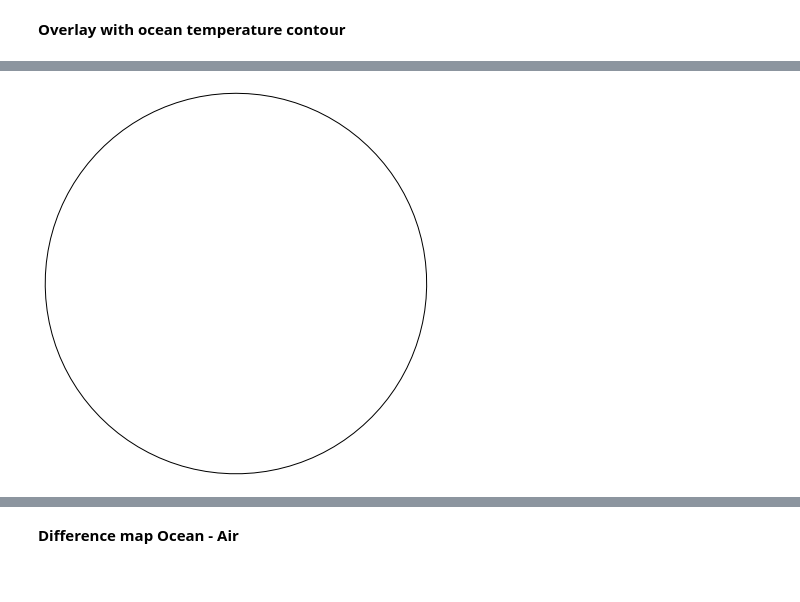
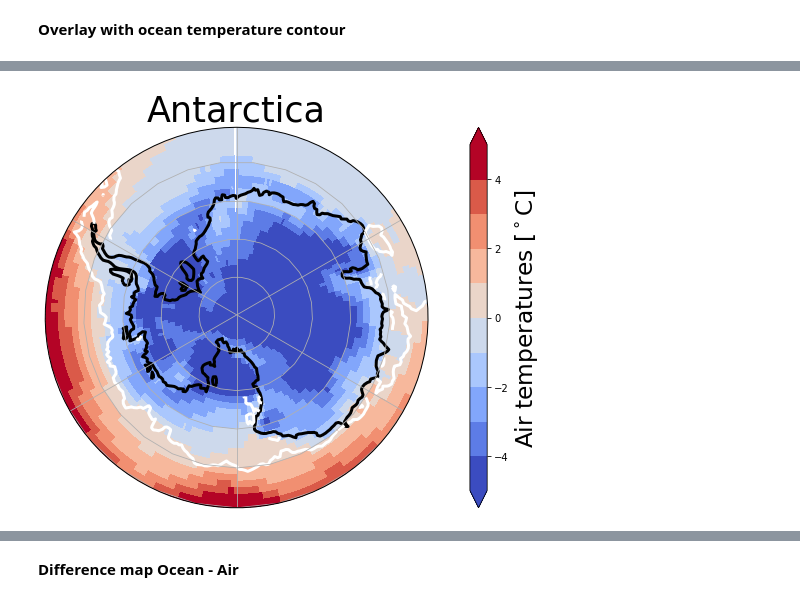
Before and after one commit to JuliaKukulies/teaching_climate, a Jupyter notebook: exercises_GVN465/ex4.ipynb, the cells around one changed output, grey strips where cells are left out. Drawn from its saved outputs; the diff is of its cells as text; code cells hidden in the pictures.

```diff
--- a/exercises_GVN465/ex4.ipynb
+++ b/exercises_GVN465/ex4.ipynb
@@ -127,15 +127,20 @@ import matplotlib.colors as colors
 
 # why different now? > this is just to show you that you can save data arrays either as netCDF files or as numpy arrays
 # the advantage of netCDF files is that you can directly import the data as xarray and have all attributes and coordinates for the datapoints
-
 airJan = np.load('airJan.npy')
 thetaJan = np.load('thetaJan.npy')
+
+# get the interpolated data as well
+airJan_int = np.load('airJan_int.npy')
+thetaJan_int = np.load('thetaJan_int.npy')
 
 # load corresponding coordinates
 lon = np.load('lon.npy')
 lat = np.load('lat.npy')
 lonO = np.load('lonO.npy')
 latO = np.load('latO.npy')
+lon_int = np.load('lon_int.npy')
+lat_int = np.load('lat_int.npy')
 # %% [markdown]
 **Robinson projection**
 # %%
@@ -149,12 +154,12 @@ ax = plt.axes(projection=ccrs.Robinson(central_longitude= 180))
 
 
 # customizing of colorbar
-cmap=plt.cm.viridis
-r = np.arange(230,310)
+cmap=plt.cm.coolwarm
+r = np.arange(250,320,5)
 norm = colors.BoundaryNorm(boundaries= r,  ncolors= 256)
 
-# plot (plotting function can be any, instead you could for example also use plt.pcolormesh() )
-m =plt.contourf(lons, lats, airJan, transform= ccrs.PlateCarree(), cmap = cmap, norm = norm)
+# plot (plotting function can be any, instead you could for example also use plt.contourf() )
+m =plt.pcolormesh(lons, lats, airJan, cmap = cmap, norm = norm, transform= ccrs.PlateCarree())
 
 # add extra features
 s= 35
@@ -162,9 +167,10 @@ plt.title('Robinson', fontsize= s)
 ax.coastlines(color = 'black', linewidth = 3.0)
 ax.gridlines(draw_labels=False)
 
-# colorbar
-cbar= plt.colorbar(m, orientation='vertical')
+# colorbar formatting
+cbar= plt.colorbar(m, drawedges=True, orientation='vertical', extend = 'both')
 cbar.set_label('Air temperatures (K)', fontsize = s/1.5)
+cbar.outline.set_edgecolor('black')
 
 
 #save figure as png
@@ -233,55 +242,53 @@ plt.show()
 # %% [markdown]
 **Overlay with ocean temperature contour**
 # %%
-import matplotlib.path as mpath
 fig =plt.figure(figsize=(15,7))
 
-# coordinates
-lons = lonO[0]
-lats = latO[:,0]
+# get 1D coordinates
+lons = lon_int[0]
+lats = lat_int[:,0]
 # set projection and extent
-ax = plt.axes(projection=ccrs.Stereographic(central_latitude=-70))
+ax = plt.axes(projection=ccrs.Stereographic(central_latitude=-90))
 
 
-# zoom in to Antarctica (this one is a bit complicated with cartopy)
+# this time we use the interpolated data for ocean and air
 ax.set_extent([-180,180,-60,-90], crs = ccrs.PlateCarree())
-theta = np.linspace(0, 2*np.pi, 100)
-center, radius = [0.5, 0.5], 0.5
-verts = np.vstack([np.sin(theta), np.cos(theta)]).T
-circle = mpath.Path(verts * radius + center)
+# set boundary
 ax.set_boundary(circle, transform=ax.transAxes)
+# get cyclic coordinates for projection
+data_cyclic, lon_cyclic = cycpt(airJan_int, lons)
+lon_cyclic= np.ma.getdata(lon_cyclic)
+data_cyclic = np.ma.getdata(data_cyclic)
+lons2d, lats2d = np.meshgrid(lon_cyclic, lats)
+# ocean data
+oceandata_cyclic, olon_cyclic = cycpt(thetaJan_int, lons)
+olon_cyclic= np.ma.getdata(olon_cyclic)
+oceandata_cyclic = np.ma.getdata(oceandata_cyclic)
+olons2d, olats2d = np.meshgrid(olon_cyclic, lats)
+
+# since Antarctica is colder you want to change the displayed range of colors
+r = np.arange(-5,6,1)
+norm = colors.BoundaryNorm(boundaries= r,  ncolors= 256)
 
 
-# get cyclic coordinates for projection
-#oceandata= np.roll(thetaJan , 144)
-oceandata_cyclic, oceanlon_cyclic = cycpt(oceandata, lons)
-oceanlon_cyclic= np.ma.getdata(lon_cyclic)
-oceandata_cyclic = np.ma.getdata(oceandata_cyclic)
-olons2d, olats2d = np.meshgrid(oceanlon_cyclic, lats)
+# plot (plotting function can be any, instead you could for example also use plt.pcolormesh() )
+# this time, display temperature in degC!
+m =plt.pcolormesh(lons2d, lats2d, data_cyclic- 273.15, transform= ccrs.PlateCarree(), cmap = cmap, norm = norm)
+# add contour for ocean temperature O degree contour
+plt.contour(olons2d, olats2d, oceandata_cyclic, levels = [0], linewidths = 3.0, transform= ccrs.PlateCarree(), cmap = 'Greys')
 
-# customizing of colorbar
-cmap=plt.cm.viridis
-r = np.arange(230,260)
-norm = colors.BoundaryNorm(boundaries= r,  ncolors= 256)
-
-# plot (plotting function can be any, instead you could for example also use plt.pcolormesh() )
-#m =plt.contourf(lons2d, lats2d, data_cyclic, transform= ccrs.PlateCarree(), cmap = cmap, norm = norm)
-c = plt.contourf(olons2d, olats2d, oceandata_cyclic,transform= ccrs.PlateCarree())
-
-
-# add extra features
-s= 35
-plt.title('Stereographic', fontsize= s)
+# add same extra features again
+plt.title('Antarctica', fontsize= s)
 ax.coastlines(color = 'black', linewidth = 3.0)
 ax.gridlines(draw_labels=False)
 
 # colorbar
-#cbar= plt.colorbar(m, extend = 'both', orientation='vertical')
-cbar.set_label('Air temperatures (K)', fontsize = s/1.5)
+cbar= plt.colorbar(m, extend = 'both', orientation='vertical')
+cbar.set_label('Air temperatures [$^\circ$C]', fontsize = s/1.5)
 
 
 #save figure as png
-plt.savefig('antartica_stereogr_with_ocean.png')
+plt.savefig('antartica_stereogr_with_ocean_contour.png')
 
 plt.show()
 # %% [output]
@@ -289 +295 @@ ValueError: The length of the coordinate does not match the size of the correspo
-[figure, old version]
+[figure, new version]
```
Also changed, not shown: parts of 9 cells of this notebook.
